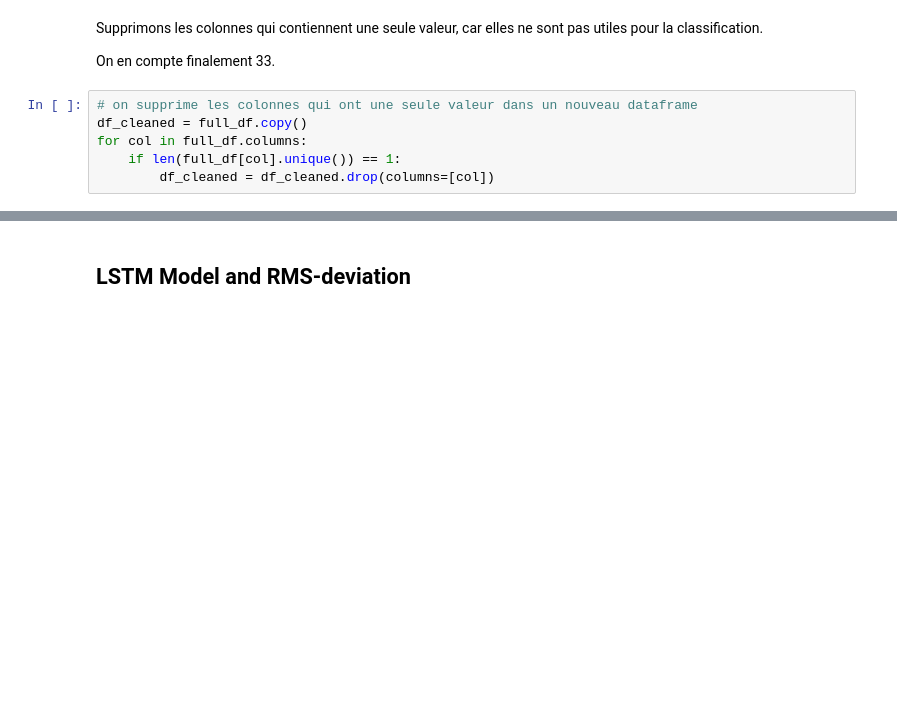
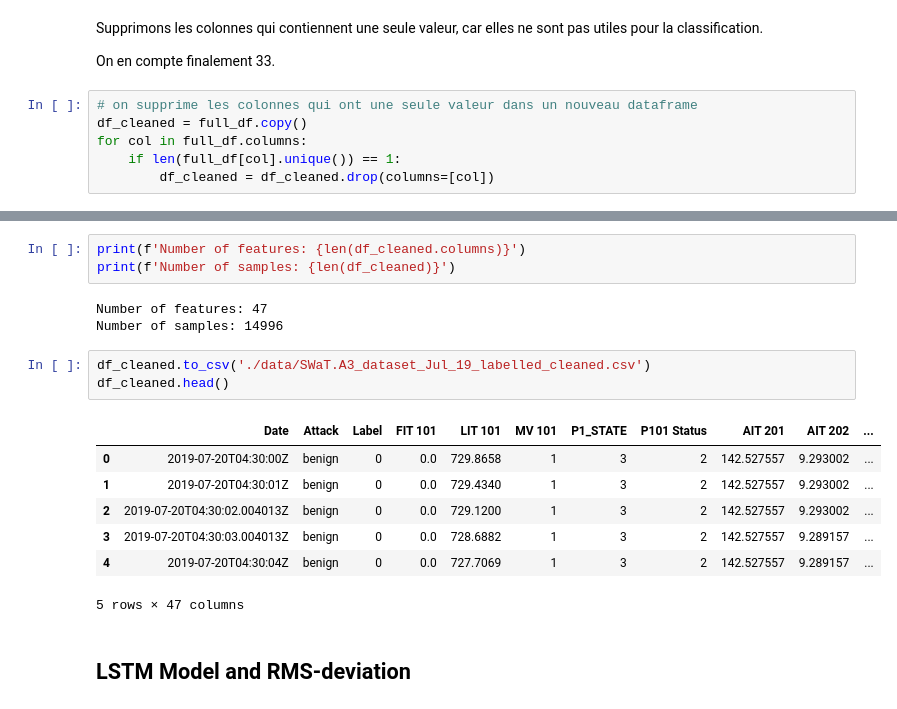
Before and after one commit to Bast-94/CYBERML-Project, a Jupyter notebook: cyber-ml.ipynb, the cells around one changed output, grey strips where cells are left out. Drawn from its saved outputs; the diff is of its cells as text; blank space fills up the shorter version.

```diff
--- a/cyber-ml.ipynb
+++ b/cyber-ml.ipynb
@@ -140,3 +103,20 @@ df_cleaned.head()
+# %%
+print(f'Number of features: {len(df_cleaned.columns)}')
+print(f'Number of samples: {len(df_cleaned)}')
+# %% [output]
+Number of features: 47
+Number of samples: 14996
+# %%
+df_cleaned.to_csv('./data/SWaT.A3_dataset_Jul_19_labelled_cleaned.csv')
+df_cleaned.head()
+# %% [output]
+|  | Date | Attack | Label | FIT 101 | LIT 101 | MV 101 | P1_STATE | P101 Status | AIT 201 | AIT 202 | ... |
+| 0 | 2019-07-20T04:30:00Z | benign | 0 | 0.0 | 729.8658 | 1 | 3 | 2 | 142.527557 | 9.293002 | ... |
+| 1 | 2019-07-20T04:30:01Z | benign | 0 | 0.0 | 729.4340 | 1 | 3 | 2 | 142.527557 | 9.293002 | ... |
+| 2 | 2019-07-20T04:30:02.004013Z | benign | 0 | 0.0 | 729.1200 | 1 | 3 | 2 | 142.527557 | 9.293002 | ... |
+| 3 | 2019-07-20T04:30:03.004013Z | benign | 0 | 0.0 | 728.6882 | 1 | 3 | 2 | 142.527557 | 9.289157 | ... |
+| 4 | 2019-07-20T04:30:04Z | benign | 0 | 0.0 | 727.7069 | 1 | 3 | 2 | 142.527557 | 9.289157 | ... |
+5 rows × 47 columns
 # %% [markdown]
 ## LSTM Model and RMS-deviation
 # %%
```
Also changed, not shown: parts of 18 cells of this notebook, 1 other file.
